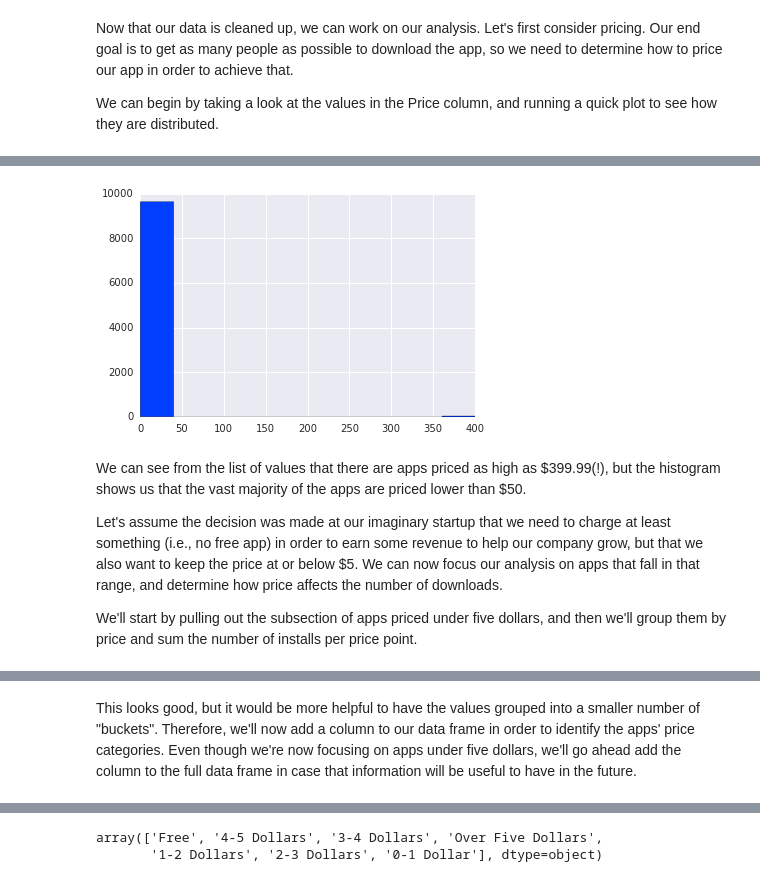
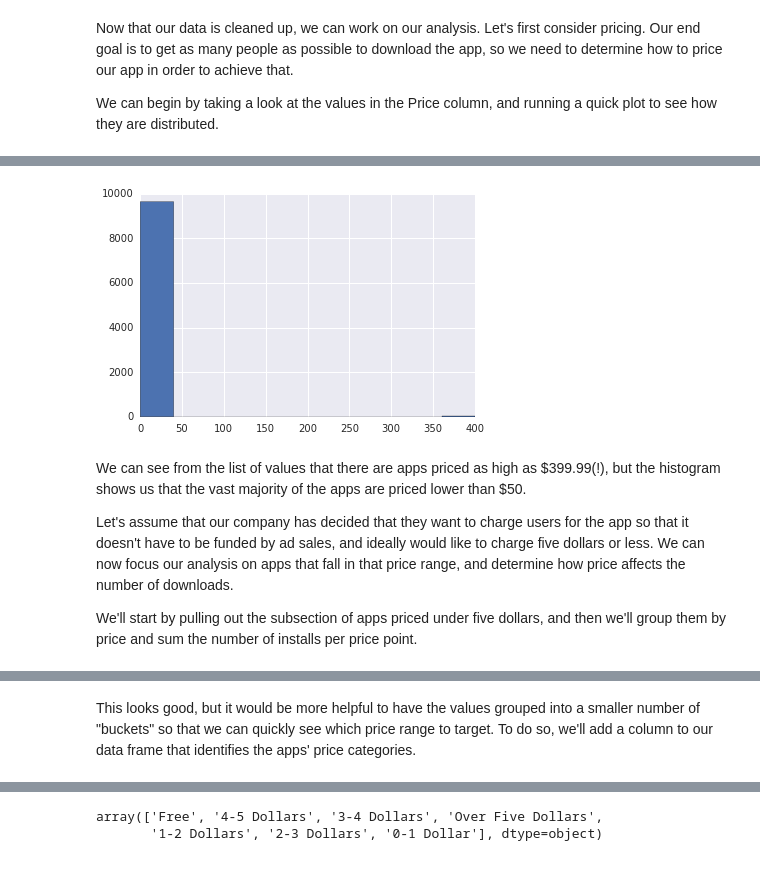
Before and after one commit to SUstian/Google_Play_Store_Data, a Jupyter notebook: Google Play Store App Data - Analysis.ipynb, the cells around one changed output, grey strips where cells are left out. Saved outputs shown, nothing was run; the diff lists cells and outputs as text; code cells hidden in the pictures.

```diff
--- a/Google Play Store App Data - Analysis.ipynb
+++ b/Google Play Store App Data - Analysis.ipynb
@@ -35,7 +33,8 @@ We can start by stripping the plus sign out of the Installs column, and removing
 # %%
-df['Installs'] = df.Installs.str[0:-1]
-df.Installs = df.Installs.apply(lambda x: x.replace(',',''))
-genre_split = df['Genres'].str.split(";")
-df['Genre1'] = genre_split.str.get(0)
-df['Genre2'] = genre_split.str.get(1)
-df.head()
+apps['Installs'] = apps.Installs.str[0:-1] #removes the plus sign at the end
+apps.Installs = apps.Installs.apply(lambda x: x.replace(',','')) #removes the commas
+
+#The following three lines split the genres column into two new columns
+genre_split = apps['Genres'].str.split(";")
+apps['Genre1'] = genre_split.str.get(0)
+apps['Genre2'] = genre_split.str.get(1)
@@ -68,8 +71,8 @@ array(['0', '$4.99', '$3.99', '$6.99', '$1.49', '$2.99', '$7.99', '$5.99',
 # %% [markdown]
 From this, we can see that the dollar sign needs to be stripped out, and the data type needs to be changed from object to numeric.
 # %%
-df.Price = df.Price.apply(lambda x: x.strip('$'))
-df.Price = pd.to_numeric(df.Price)
+apps.Price = apps.Price.apply(lambda x: x.strip('$'))
+apps.Price = pd.to_numeric(apps.Price)
 # %% [markdown]
 Let's take a quick look at the rest of our data types, to see if anything needs to be changed.
 # %%
@@ -100,6 +105,5 @@ There are several columns that can be converted to either numeric or datetime da
 # %%
 from datetime import datetime,date
-df['Last Updated'] = pd.to_datetime(df['Last Updated'])
-df.Installs = pd.to_numeric(df.Installs)
-df.Reviews = pd.to_numeric(df.Reviews)
-df.info()
+apps['Last Updated'] = pd.to_datetime(apps['Last Updated'])
+apps.Installs = pd.to_numeric(apps.Installs)
+apps.Reviews = pd.to_numeric(apps.Reviews)
@@ -151,5 +118,5 @@ We can see from this output that there are some duplicates, so those can be remo
 # %%
-df.drop_duplicates(subset='App', keep='first', inplace=True)
+apps.drop_duplicates(subset='App', keep='first', inplace=True)
 # %% [markdown]
 ### Optimal Price Point(s) to Maximize Downloads
 # %% [markdown]
@@ -174,14 +141,14 @@ array([   0.  ,    4.99,    3.99,    6.99,    1.49,    2.99,    7.99,
          89.99,    2.56,   30.99,    3.61,  394.99,    1.26,    1.2 ,
           1.04])
 # %%
-x = df.Price
+x = apps.Price
 plt.hist(x);
 # %% [output]
-[figure, old version]
+[figure, new version]
 # %% [markdown]
 We can see from the list of values that there are apps priced as high as \$399.99(!), but the histogram shows us that the vast majority of the apps are priced lower than $50.
 
-Let's assume the decision was made at our imaginary startup that we need to charge at least something (i.e., no free app) in order to earn some revenue to help our company grow, but that we also want to keep the price at or below $5. We can now focus our analysis on apps that fall in that range, and determine how price affects the number of downloads.
+Let's assume that our company has decided that they want to charge users for the app so that it doesn't have to be funded by ad sales, and ideally would like to charge five dollars or less. We can now focus our analysis on apps that fall in that price range, and determine how price affects the number of downloads.
 
 We'll start by pulling out the subsection of apps priced under five dollars, and then we'll group them by price and sum the number of installs per price point.
 # %%
@@ -208,7 +175,7 @@ Price
 4.99     3434680
 Name: Installs, dtype: float64
 # %% [markdown]
-This looks good, but it would be more helpful to have the values grouped into a smaller number of "buckets". Therefore, we'll now add a column to our data frame in order to identify the apps' price categories. Even though we're now focusing on apps under five dollars, we'll go ahead add the column to the full data frame in case that information will be useful to have in the future.
+This looks good, but it would be more helpful to have the values grouped into a smaller number of "buckets" so that we can quickly see which price range to target. To do so, we'll add a column to our data frame that identifies the apps' price categories.
 # %%
 def add_price_cat(row):
     if row["Price"] == 0:
```
Also changed, not shown: parts of 43 cells of this notebook.
